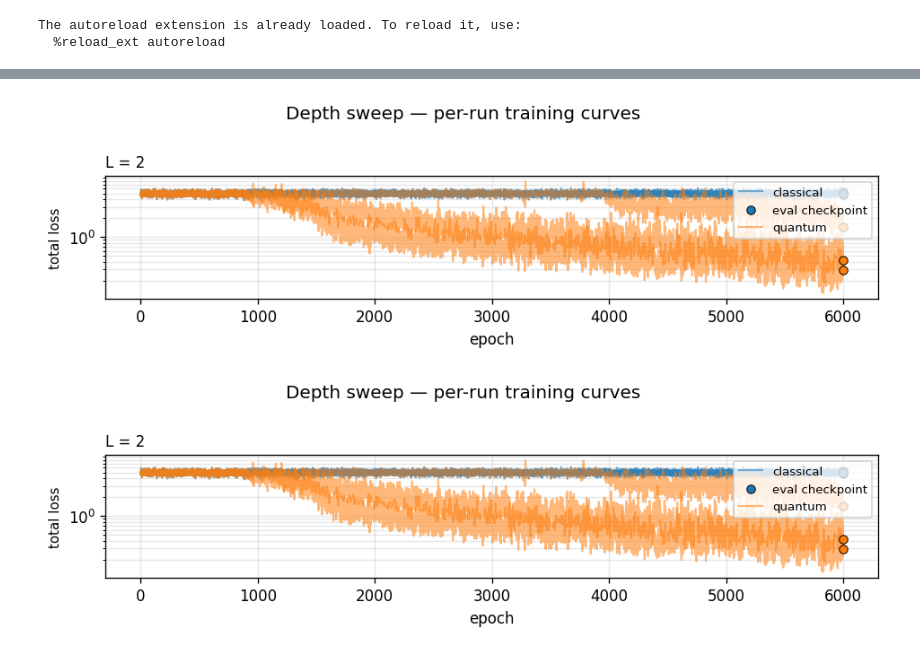
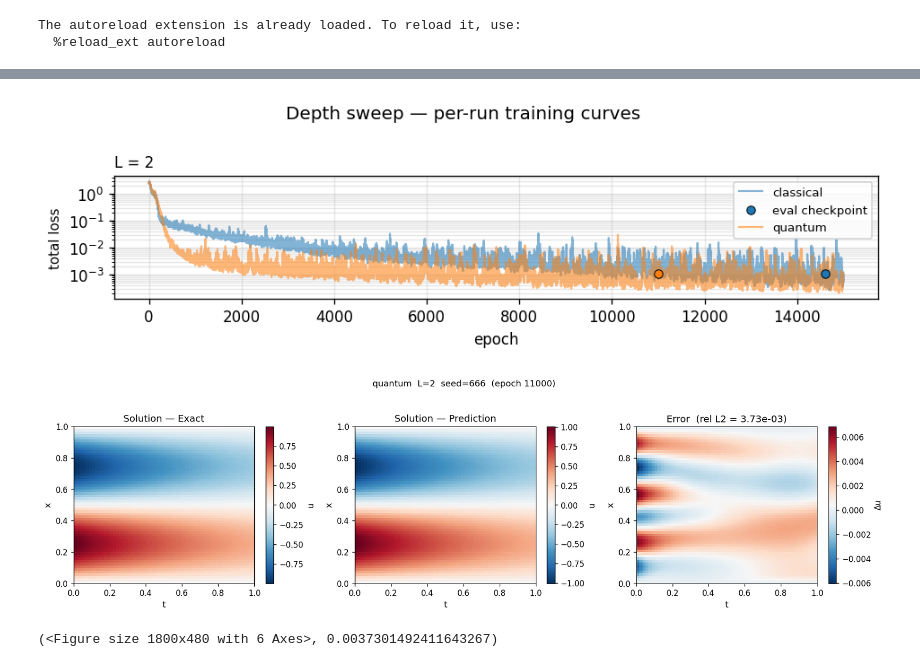
Before and after one commit to jadorez/QPINN-Analysis, a Jupyter notebook: notebooks/Fourier_demo.ipynb, the cells around one changed output, grey strips where cells are left out. Cells and saved outputs as stored; diff of their text form; code cells hidden in the pictures.

Commit message:
Final pipeline, ready for results production

```diff
--- a/notebooks/Fourier_demo.ipynb
+++ b/notebooks/Fourier_demo.ipynb
@@ -401,13 +400,13 @@ Saved: ../figures/fourier_demo/wave_sweep_freq_c_rel_l2_FS=4_.png
 %load_ext autoreload
 %autoreload 2
 from src.sweep import run_depth_sweep
-from src.plotter import plot_depth_sweep, plot_depth_sweep_training_curves
+from src.plotter import plot_depth_sweep, plot_depth_sweep_training_curves, plot_depth_sweep_solution
 
-FREQ = 5.0            # hardest point in the section-1 sweep where the gap was largest
+FREQ = 1.0            # hardest point in the section-1 sweep where the gap was largest
 FEATURE_SIZE = 4      # matches the paper's reference configuration (F=4)
 #DEPTHS = [4, 3, 2, 1]
-DEPTHS = [1, 2, 3, 4]
-#DEPTHS = [2]
+#DEPTHS = [1, 2, 3, 4]
+DEPTHS = [2]
 
 heat_pde = HeatEquation(freq=FREQ)
 # %% [output]
@@ -434,6 +445,6 @@ KeyboardInterrupt:
 # %%
-SEEDS = [42, 666, 69]
-EPOCHS = 6000
+SEEDS = [666] #[42, 666, 69]
+EPOCHS = 15000
 
 depth_result = run_depth_sweep(
     pde=heat_pde,
@@ -442,6 +453,8 @@ depth_result = run_depth_sweep(
     seeds=SEEDS,
     epochs=EPOCHS,
     log_every=50,
+    track_best=True,
+    eval_every=200,
 )
 # %% [output]
 L=2: quantum_params=398  bound=±6  classical match -> quantum_output_size=2 hidden_readout=54 params=398 (diff=+0)
@@ -464,8 +477,10 @@ Epoch   300/6000 | Loss: 4.8974e+00 | PDE: 1.12e-06 | Cons: 1.16e-03 | IC: 4.90e
 # %%
 plot_depth_sweep_training_curves(depth_result, component="total")
+plot_depth_sweep_solution(depth_result, 'quantum', 2, seed=None, save_path=None, show=True)
 # %% [output]
-[figure, old version]
+[figure, new version]
-[figure, old version]
+[figure, new version]
+(<Figure size 1800x480 with 6 Axes>, 0.0037301492411643267)
 # %%
 plot_depth_sweep(depth_result, metric="rel_l2", target_frequency=2 * FREQ, show=True)
 # %% [output]
```
Also changed, not shown: parts of 8 cells of this notebook, 20 other files.
